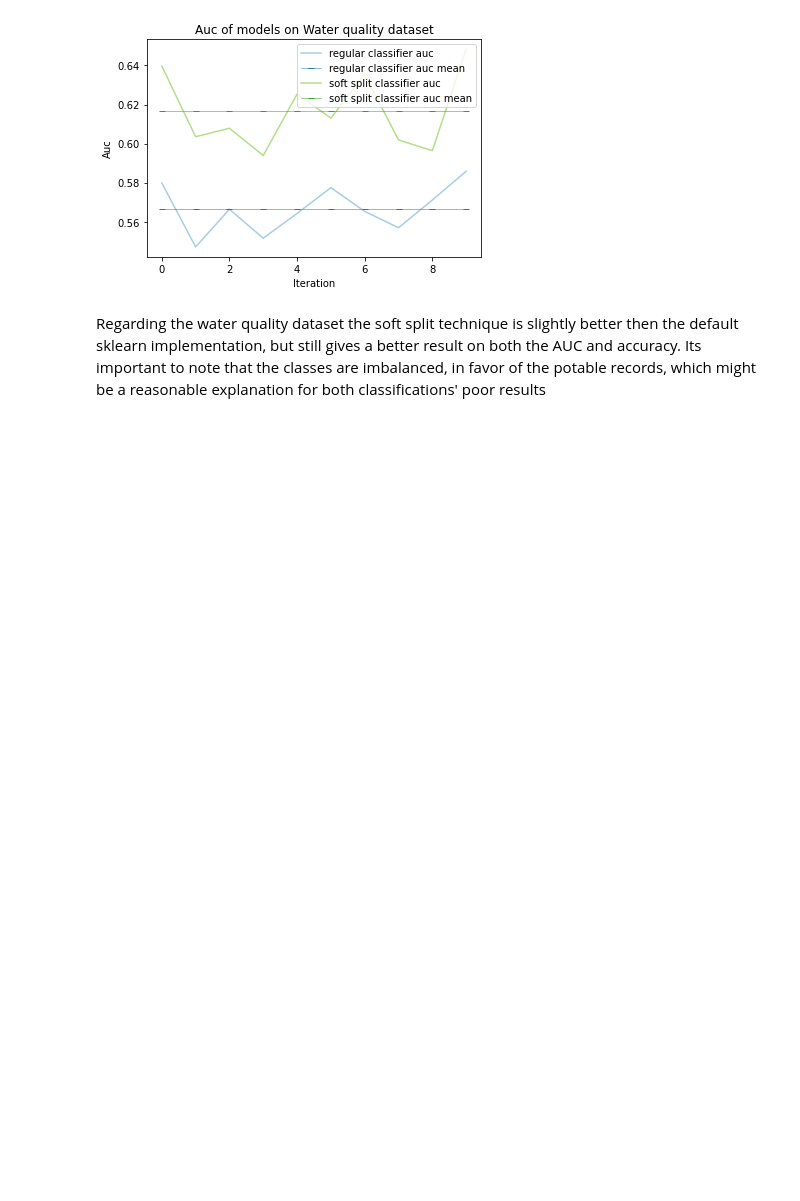
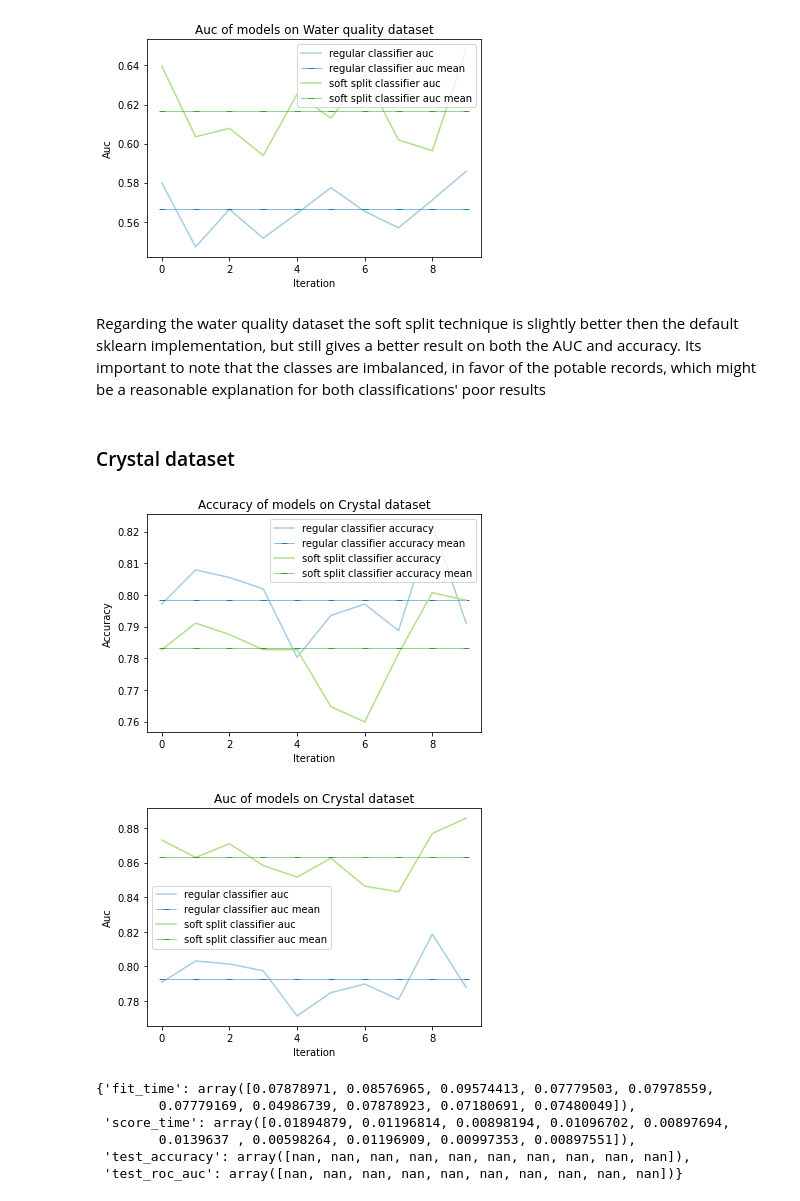
Before and after one commit to Erez123454/MachineLearning_Ass1, a Jupyter notebook: DataAnalysis.ipynb, the cells around one changed output. Cells and saved outputs as stored; diff of their text form; code cells hidden in the pictures; blank space fills up the shorter version.

```diff
--- a/DataAnalysis.ipynb
+++ b/DataAnalysis.ipynb
@@ -353,3 +409,35 @@ plotModelScore(scoresRegular, scoresSoftSplit,'Water Quality dataset','auc','tes
 # %% [markdown]
 Regarding the water quality dataset the soft split technique is slightly better then the default sklearn implementation, but still gives a better result on both the AUC and accuracy.
 Its important to note  that the classes are imbalanced, in favor of the potable records, which might be a reasonable explanation for both classifications' poor results
+# %% [markdown]
+### Crystal dataset
+# %%
+crystalDataset = pd.read_csv('datasets/classification/crystal.csv')
+# We will convert this multi-class problem to binary problem. We will try to classify a samples to 'Cubic' or 'No cubic'
+# By converting this to binary classification problem get better balanced dataset
+# and also we could measure our model performance using the AUC metric
+# which can be apply only on binary classification problems.
+crystalDataset['Lowest distortion'].mask(crystalDataset['Lowest distortion'] != 'cubic', 'no cubic', inplace=True)
+crystalDataset=preprocess(crystalDataset)
+X,y = crystalDataset.loc[:, crystalDataset.columns!='Lowest distortion'],crystalDataset['Lowest distortion']
+
+treeClassifier = DecisionTreeClassifier()
+treeSoftSplitClassifier = SoftSplitDecisionTreeClassifier(n=100,alphaProbability=0.1)
+
+scoresRegular =evaluateModel(treeClassifier,X,y)
+scoresSoftSplit =evaluateModel(treeSoftSplitClassifier,X,y)
+# %%
+plotModelScore(scoresRegular, scoresSoftSplit,'Crystal dataset','accuracy','test_accuracy')
+plotModelScore(scoresRegular, scoresSoftSplit,'Crystal dataset','auc','test_roc_auc')
+# %% [output]
+[figure, added]
+[figure, added]
+# %%
+display(scoresRegular)
+# %% [output]
+{'fit_time': array([0.07878971, 0.08576965, 0.09574413, 0.07779503, 0.07978559,
+        0.07779169, 0.04986739, 0.07878923, 0.07180691, 0.07480049]),
+ 'score_time': array([0.01894879, 0.01196814, 0.00898194, 0.01096702, 0.00897694,
+        0.0139637 , 0.00598264, 0.01196909, 0.00997353, 0.00897551]),
+ 'test_accuracy': array([nan, nan, nan, nan, nan, nan, nan, nan, nan, nan]),
+ 'test_roc_auc': array([nan, nan, nan, nan, nan, nan, nan, nan, nan, nan])}
```
Also changed, not shown: parts of 11 cells of this notebook, 3 other files.
